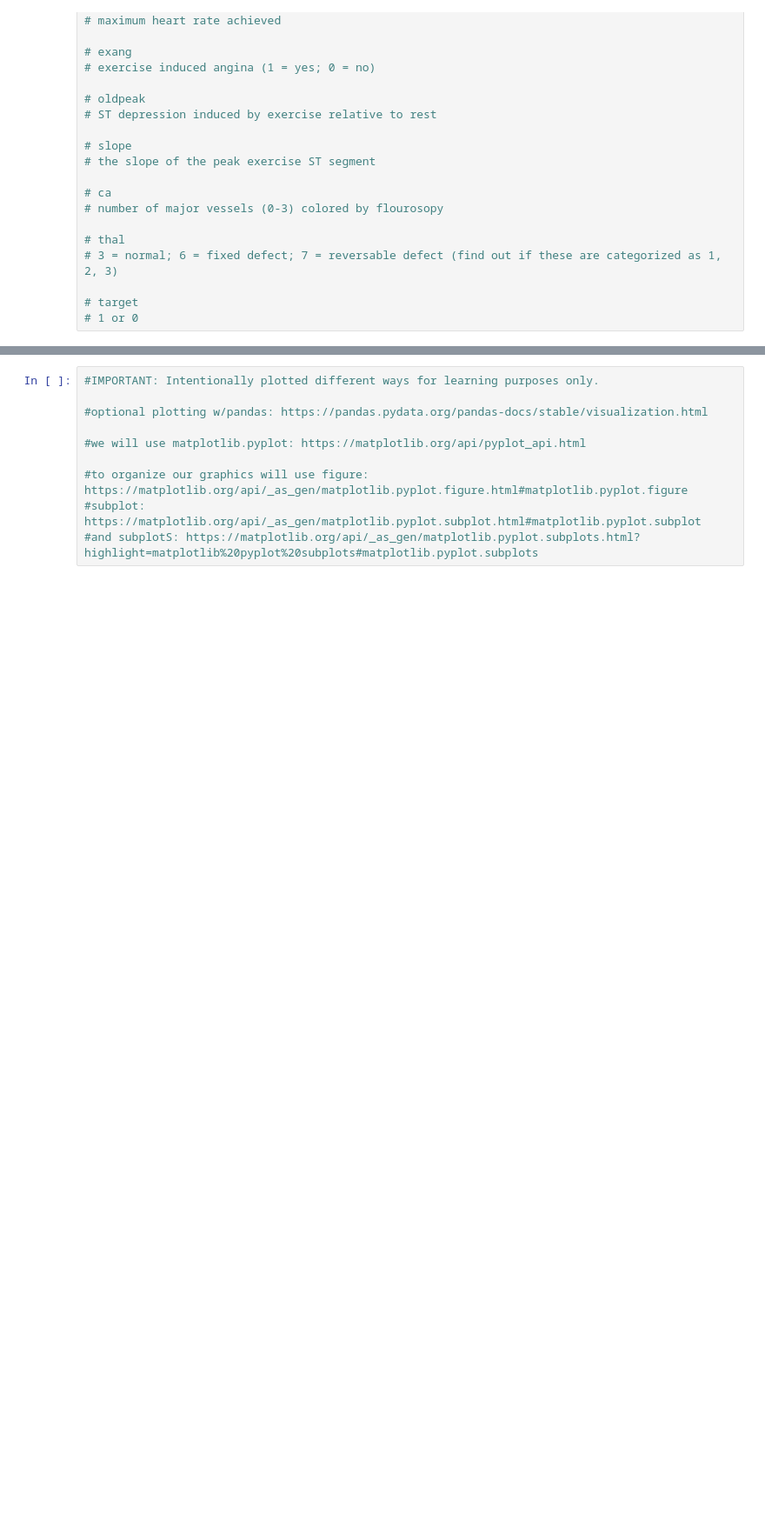
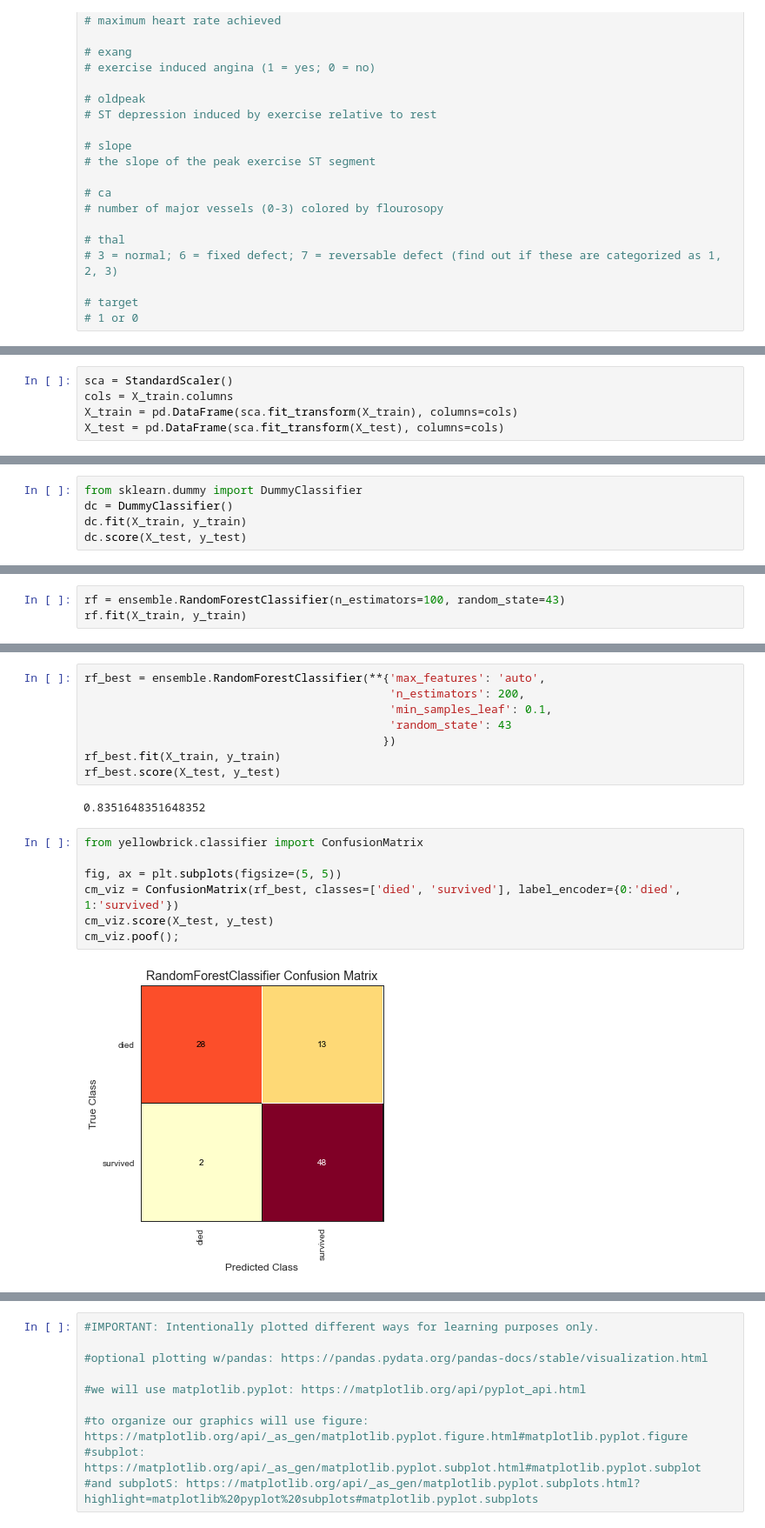
Before and after one commit to kovusseyit/Heart_UCI, a Jupyter notebook: heart_uci.ipynb, the cells around one changed output, grey strips where cells are left out. Shown at 87% size. Drawn from its saved outputs; the diff is of its cells as text; blank space fills up the shorter version.

```diff
--- a/heart_uci.ipynb
+++ b/heart_uci.ipynb
@@ -284,0 +288,5 @@ cp
+# %%
+sca = StandardScaler()
+cols = X_train.columns
+X_train = pd.DataFrame(sca.fit_transform(X_train), columns=cols)
+X_test = pd.DataFrame(sca.fit_transform(X_test), columns=cols)
@@ -284,0 +307,5 @@ cp
+# %%
+from sklearn.dummy import DummyClassifier
+dc = DummyClassifier()
+dc.fit(X_train, y_train)
+dc.score(X_test, y_test)
@@ -284,0 +379,3 @@ cp
+# %%
+rf = ensemble.RandomForestClassifier(n_estimators=100, random_state=43)
+rf.fit(X_train, y_train)
@@ -284,0 +438,19 @@ cp
+# %%
+rf_best = ensemble.RandomForestClassifier(**{'max_features': 'auto',
+                                             'n_estimators': 200,
+                                             'min_samples_leaf': 0.1,
+                                             'random_state': 43
+                                            })
+rf_best.fit(X_train, y_train)
+rf_best.score(X_test, y_test)
+# %% [output]
+0.8351648351648352
+# %%
+from yellowbrick.classifier import ConfusionMatrix
+
+fig, ax = plt.subplots(figsize=(5, 5))
+cm_viz = ConfusionMatrix(rf_best, classes=['died', 'survived'], label_encoder={0:'died', 1:'survived'})
+cm_viz.score(X_test, y_test)
+cm_viz.poof();
+# %% [output]
+[figure, added]
```
Also changed, not shown: parts of 125 cells of this notebook.
